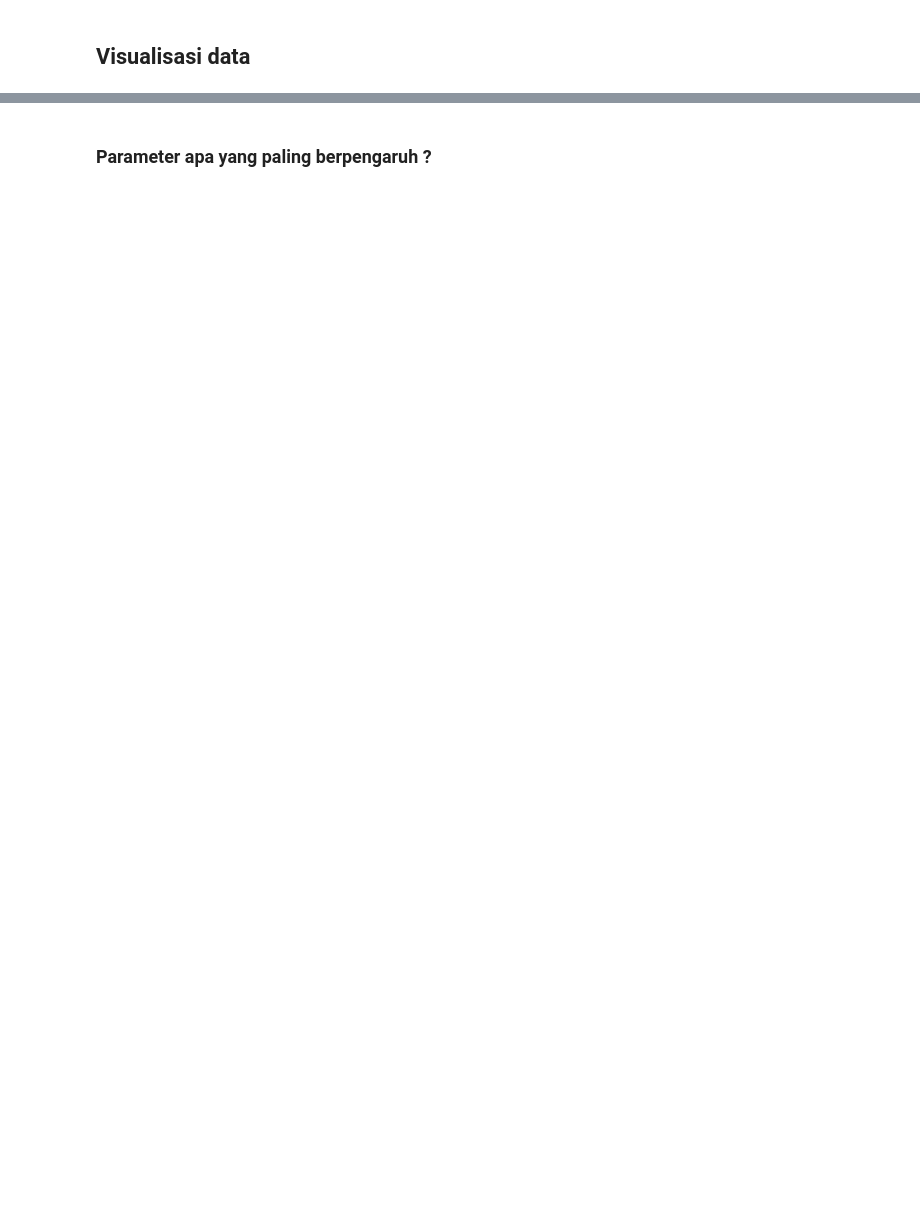
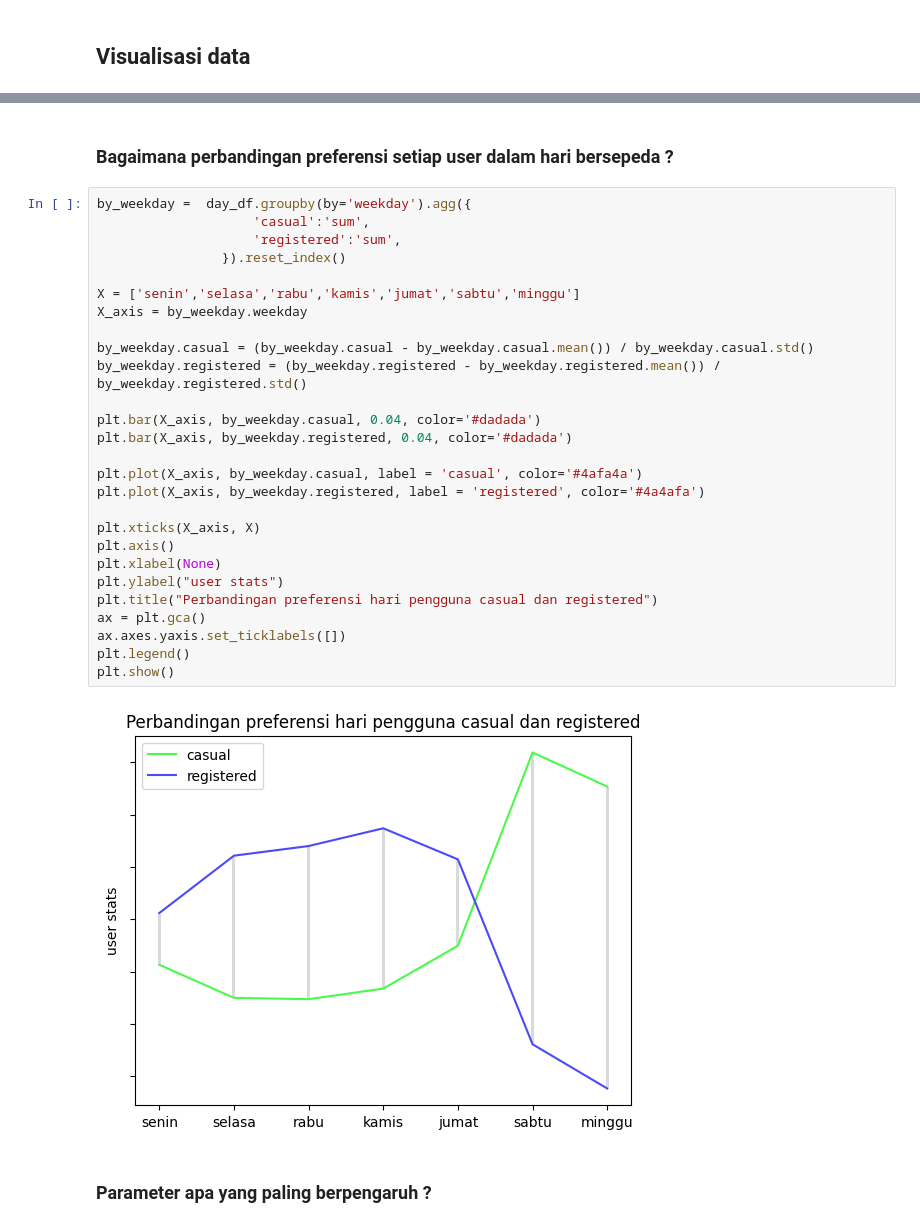
Before and after one commit to yunama47/dashboard-app, a Jupyter notebook: bike-sharing-analysis.ipynb, the cells around one changed output, grey strips where cells are left out. Drawn from its saved outputs; the diff is of its cells as text; blank space fills up the shorter version.

```diff
--- a/bike-sharing-analysis.ipynb
+++ b/bike-sharing-analysis.ipynb
@@ -324,3 +386,34 @@ hour_df.groupby(by='hr_group').agg({
+# %% [markdown]
+### Bagaimana perbandingan preferensi setiap user dalam hari bersepeda ?
+# %%
+by_weekday =  day_df.groupby(by='weekday').agg({
+                    'casual':'sum',
+                    'registered':'sum',
+                }).reset_index()
+
+X = ['senin','selasa','rabu','kamis','jumat','sabtu','minggu']
+X_axis = by_weekday.weekday
+
+by_weekday.casual = (by_weekday.casual - by_weekday.casual.mean()) / by_weekday.casual.std()
+by_weekday.registered = (by_weekday.registered - by_weekday.registered.mean()) / by_weekday.registered.std()
+
+plt.bar(X_axis, by_weekday.casual, 0.04, color='#dadada')
+plt.bar(X_axis, by_weekday.registered, 0.04, color='#dadada')
+
+plt.plot(X_axis, by_weekday.casual, label = 'casual', color='#4afa4a')
+plt.plot(X_axis, by_weekday.registered, label = 'registered', color='#4a4afa')
+
+plt.xticks(X_axis, X)
+plt.axis()
+plt.xlabel(None)
+plt.ylabel("user stats")
+plt.title("Perbandingan preferensi hari pengguna casual dan registered")
+ax = plt.gca()
+ax.axes.yaxis.set_ticklabels([])
+plt.legend()
+plt.show()
+# %% [output]
+[figure, added]
 # %% [markdown]
 ### Parameter apa yang paling berpengaruh ?
 # %%
```
Also changed, not shown: parts of 20 cells of this notebook.
